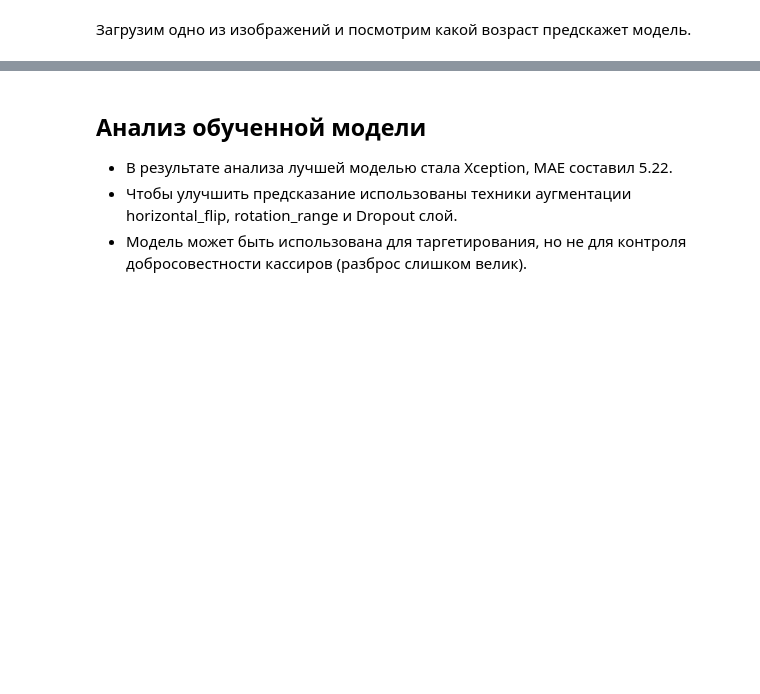
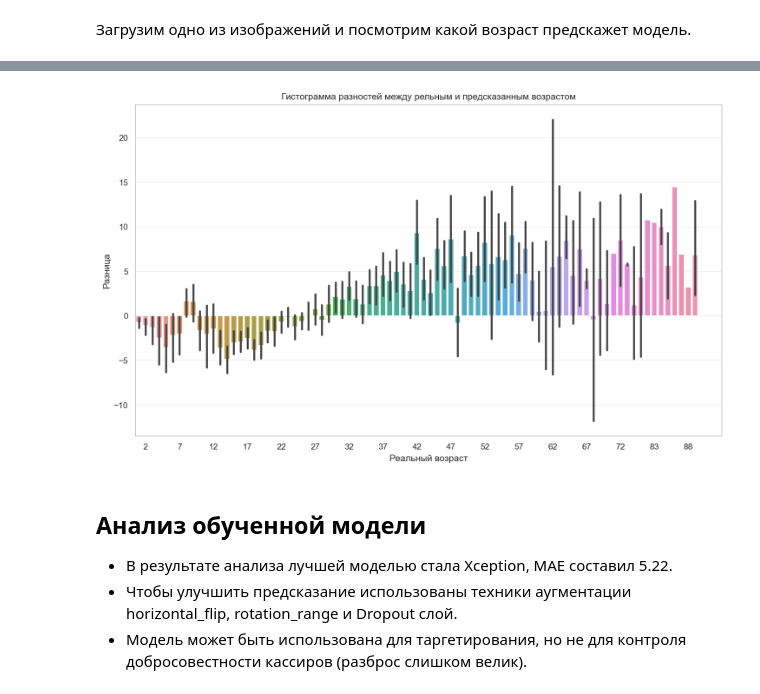
Before and after one commit to SanYattsu/Data_Science_Projects, a Jupyter notebook: Age-Prediction-CNN/Age-Prediction-Xception.ipynb, the cells around one changed output, grey strips where cells are left out. Cells and saved outputs as stored; diff of their text form; code cells hidden in the pictures; blank space fills up the shorter version.

Commit message:
CNN-Xception-Age-Delta

```diff
--- a/Age-Prediction-CNN/Age-Prediction-Xception.ipynb
+++ b/Age-Prediction-CNN/Age-Prediction-Xception.ipynb
@@ -290,3 +292,24 @@ plt.show()
+# %%
+res = []
+for _ in range(len(validation_datagen_flow)):
+    X, y = next(validation_datagen_flow)
+    y_hat = model.predict(X, verbose=0).flatten()
+    for i in range(10):
+        try:
+            res.append([y[i], y_hat[i]])
+        except:
+            None
+
+res_df = pd.DataFrame(res, columns=['real_age', 'pred_age'])
+res_df['delta'] = res_df.real_age - res_df.pred_age
+# %%
+g = sns.barplot(data=res_df, x='real_age', y='delta')
+g.set_title('Гистограмма разностей между рельным и предсказанным возрастом')
+g.set_xlabel('Реальный возраст')
+g.set_ylabel('Разница')
+g.set_xticks(range(res_df.real_age.min(), res_df.real_age.max(),5));
+# %% [output]
+[figure, added]
 # %% [markdown]
 ## Анализ обученной модели
 
```
Also changed, not shown: parts of 3 cells of this notebook.
